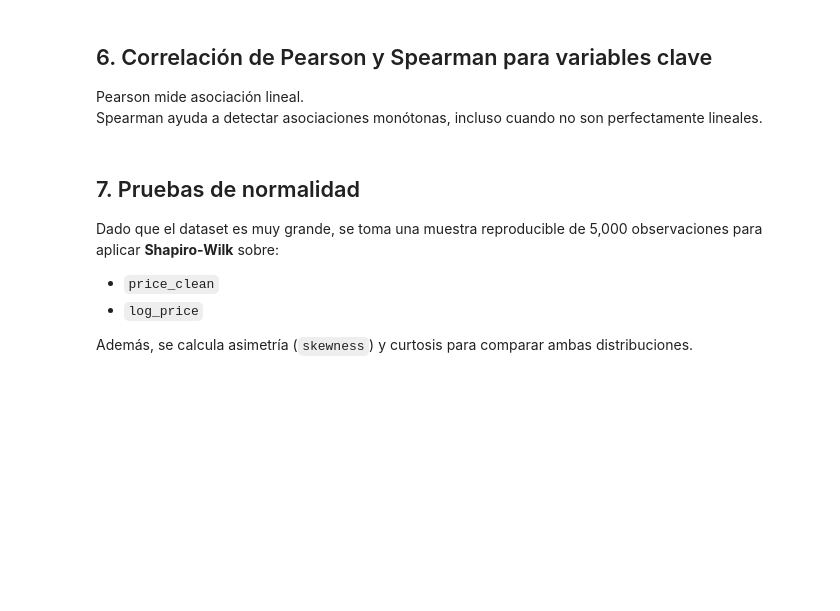
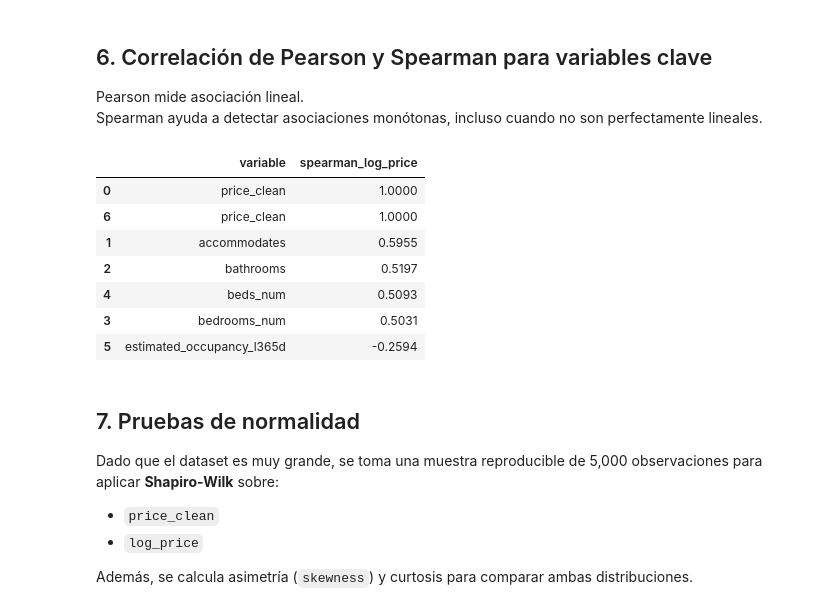
Before and after one commit to Ninaswiftie09/Mineria-de-Datos, a Jupyter notebook: 02_relaciones_cuantitativas.ipynb, the cells around one changed output. Cells and saved outputs as stored; diff of their text form; code cells hidden in the pictures; blank space fills up the shorter version.

```diff
--- a/02_relaciones_cuantitativas.ipynb
+++ b/02_relaciones_cuantitativas.ipynb
@@ -216,29 +283,41 @@ for var in top_vars:
 Pearson mide asociación lineal.
 Spearman ayuda a detectar asociaciones monótonas, incluso cuando no son perfectamente lineales.
 # %%
-spearman_results = []
-
+# seleccionar datos
 sample_df = df_num[top_vars + ["price_clean", "log_price"]].dropna().copy()
 
-for var in top_vars:
-    rho_price, p_price = spearmanr(sample_df[var], sample_df["price_clean"])
-    rho_log, p_log = spearmanr(sample_df[var], sample_df["log_price"])
+# asegurar que todo sea numérico
+sample_df = sample_df.apply(pd.to_numeric, errors="coerce")
 
-    spearman_results.append({
-        "variable": var,
-        "spearman_price": rho_price,
-        "p_value_price": p_price,
-        "spearman_log_price": rho_log,
-        "p_value_log_price": p_log
-    })
+# matriz de correlación Spearman
+corr_matrix = sample_df.corr(method="spearman")
 
-spearman_df = pd.DataFrame(spearman_results).sort_values(
-    by="spearman_log_price",
-    key=lambda s: s.abs(),
-    ascending=False
+# correlación contra log_price
+spearman_df = (
+    corr_matrix["log_price"]
+    .drop("log_price")
+    .reset_index()
 )
 
+spearman_df.columns = ["variable", "spearman_log_price"]
+
+# ordenar por correlación absoluta
+spearman_df["abs_corr"] = spearman_df["spearman_log_price"].abs()
+
+spearman_df = spearman_df.sort_values("abs_corr", ascending=False)
+
+spearman_df = spearman_df.drop(columns="abs_corr")
+
 spearman_df
+# %% [output]
+|  | variable | spearman_log_price |
+| 0 | price_clean | 1.0000 |
+| 6 | price_clean | 1.0000 |
+| 1 | accommodates | 0.5955 |
+| 2 | bathrooms | 0.5197 |
+| 4 | beds_num | 0.5093 |
+| 3 | bedrooms_num | 0.5031 |
+| 5 | estimated_occupancy_l365d | -0.2594 |
 # %% [markdown]
 ## 7. Pruebas de normalidad
 
```
Also changed, not shown: parts of 11 cells of this notebook.
